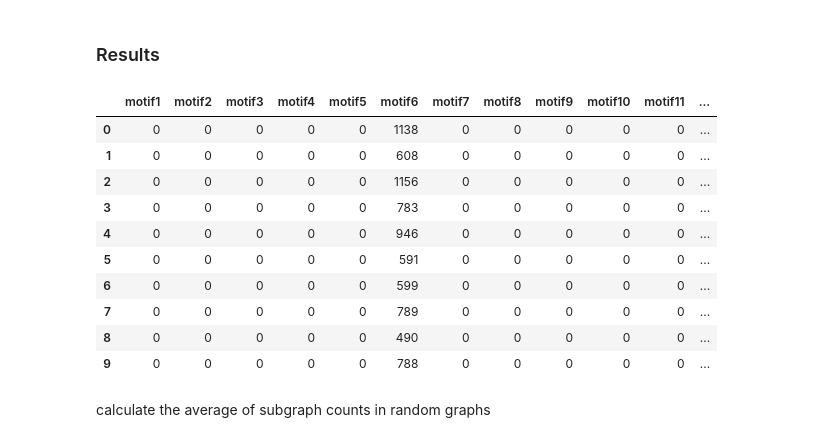
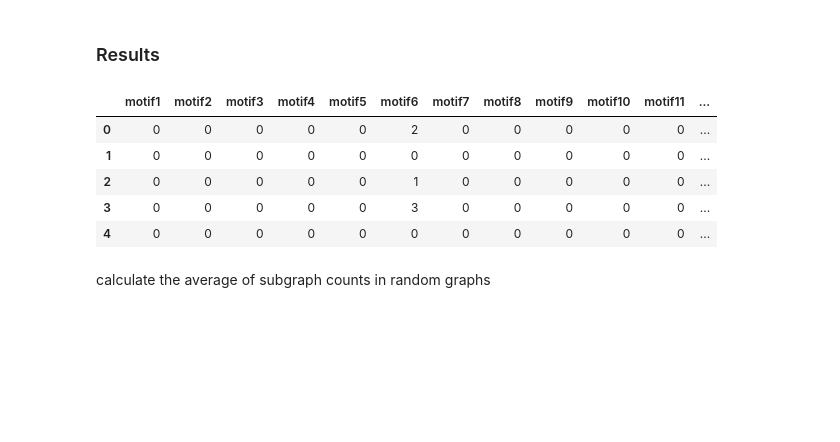
Before and after one commit to viniciusmioto/social_networks_analysis, a Jupyter notebook: src/motifs.ipynb, the cells around one changed output. Drawn from its saved outputs; the diff is of its cells as text; code cells hidden in the pictures; blank space fills up the shorter version.

```diff
--- a/src/motifs.ipynb
+++ b/src/motifs.ipynb
@@ -248,5 +248,5 @@ Plotting motif 6
 # %% [markdown]
 ### Read Real-World Graph
 # %%
-twitter_graph = read_graph_from_edge_list('../data/twitter/14630490.edges')
+real_world_graph = read_graph_from_edge_list('../data/tests/synthetic1.edges')
 # %%
@@ -295,11 +293,11 @@ df
 Generate a list of 10 random graphs using the configuration model
 # %%
 # Generate the seed list for the configuration model
-seed_list = [i for i in range(twitter_sample_graph.number_of_nodes())]
+seed_list = [i for i in range(real_world_graph.number_of_nodes())]
 
 # With the same degree sequence as the Twitter graph
-random_graphs = [generate_configuration_model_graph(twitter_sample_graph, seed_list[i])
-                 for i in range(10)]
+random_graphs = [generate_configuration_model_graph(real_world_graph, seed_list[i])
+                 for i in range(real_world_graph.number_of_nodes())]
 # %% [markdown]
 count subgraphs in random graphs
 # %%
@@ -331,23 +319,18 @@ Generated 73150 subgraphs
 # %%
 # show the counts of subgraphs in each random graph in a pandas dataframe
 df = pd.DataFrame(random_graph_counts)
 
 # rename the columns to the motif numbers
-df.columns = [f"motif{i+1}" for i in range(13)]
+df.columns = [f"motif{i+1}" for i in range(len(motifs))]
 
 df
 # %% [output]
 |  | motif1 | motif2 | motif3 | motif4 | motif5 | motif6 | motif7 | motif8 | motif9 | motif10 | motif11 | ... |
-| 0 | 0 | 0 | 0 | 0 | 0 | 1138 | 0 | 0 | 0 | 0 | 0 | ... |
-| 1 | 0 | 0 | 0 | 0 | 0 | 608 | 0 | 0 | 0 | 0 | 0 | ... |
-| 2 | 0 | 0 | 0 | 0 | 0 | 1156 | 0 | 0 | 0 | 0 | 0 | ... |
-| 3 | 0 | 0 | 0 | 0 | 0 | 783 | 0 | 0 | 0 | 0 | 0 | ... |
-| 4 | 0 | 0 | 0 | 0 | 0 | 946 | 0 | 0 | 0 | 0 | 0 | ... |
-| 5 | 0 | 0 | 0 | 0 | 0 | 591 | 0 | 0 | 0 | 0 | 0 | ... |
-| 6 | 0 | 0 | 0 | 0 | 0 | 599 | 0 | 0 | 0 | 0 | 0 | ... |
-| 7 | 0 | 0 | 0 | 0 | 0 | 789 | 0 | 0 | 0 | 0 | 0 | ... |
-| 8 | 0 | 0 | 0 | 0 | 0 | 490 | 0 | 0 | 0 | 0 | 0 | ... |
-| 9 | 0 | 0 | 0 | 0 | 0 | 788 | 0 | 0 | 0 | 0 | 0 | ... |
+| 0 | 0 | 0 | 0 | 0 | 0 | 2 | 0 | 0 | 0 | 0 | 0 | ... |
+| 1 | 0 | 0 | 0 | 0 | 0 | 0 | 0 | 0 | 0 | 0 | 0 | ... |
+| 2 | 0 | 0 | 0 | 0 | 0 | 1 | 0 | 0 | 0 | 0 | 0 | ... |
+| 3 | 0 | 0 | 0 | 0 | 0 | 3 | 0 | 0 | 0 | 0 | 0 | ... |
+| 4 | 0 | 0 | 0 | 0 | 0 | 0 | 0 | 0 | 0 | 0 | 0 | ... |
 # %% [markdown]
 calculate the average of subgraph counts in random graphs
 # %%
```
Also changed, not shown: parts of 13 cells of this notebook, 9 other files.
